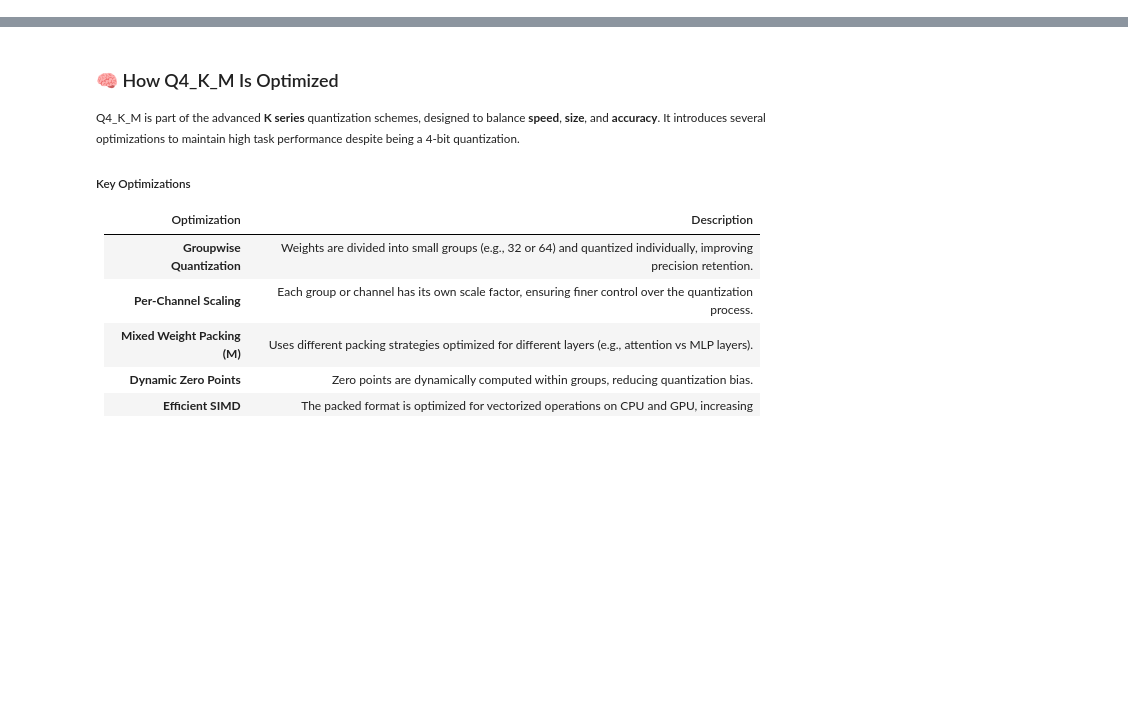
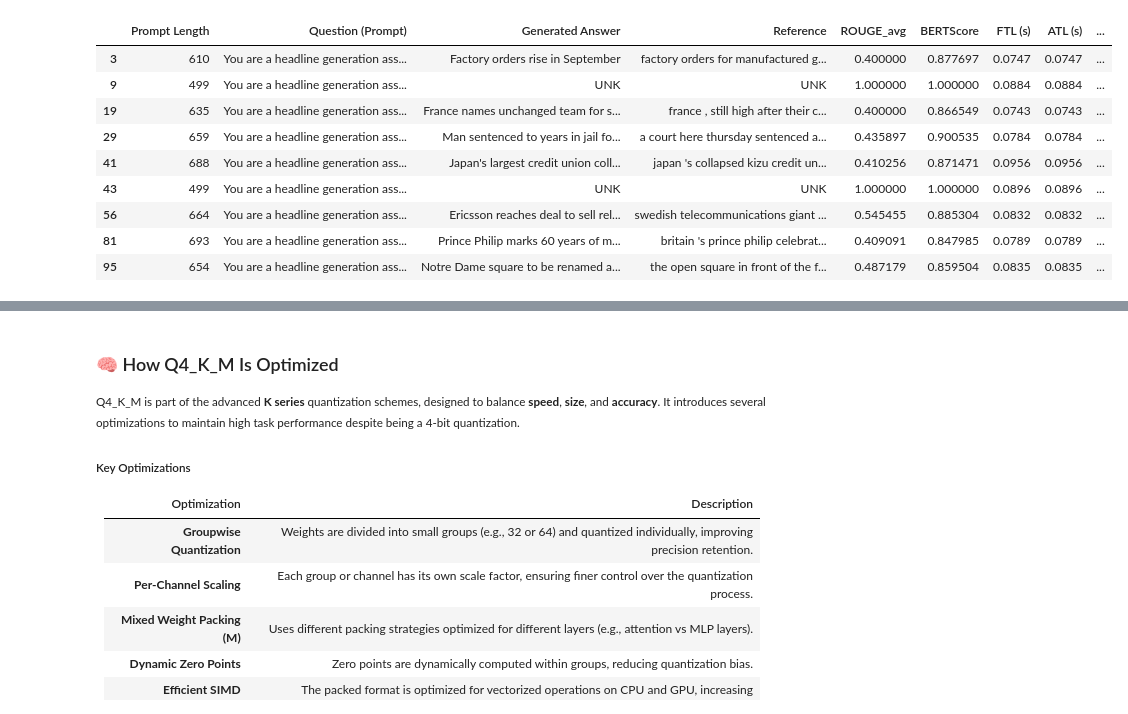
Before and after one commit to slinusc/fast_llm_inference, a Jupyter notebook: llama_cpp.ipynb, the cells around one changed output, grey strips where cells are left out. Saved outputs shown, nothing was run; the diff lists cells and outputs as text; code cells hidden in the pictures; blank space fills up the shorter version.

```diff
--- a/llama_cpp.ipynb
+++ b/llama_cpp.ipynb
@@ -365,0 +304,21 @@ Both **Q4_K_M** and **Q8_0** are quantization methods used to compress model wei
+# %%
+from benchmark.benchmark import ModelBenchmark
+import os
+
+model_name = "llama-3.1-8B-Instruct-f16"
+
+llama_model_path = f"/home/ubuntu/fast_llm_inference/llama-3.1-8B-Instruct-gguf/{model_name}.gguf"
+
+benchmark = ModelBenchmark(
+    backend="llama.cpp",
+    task="summarization",
+    llama_model_path=llama_model_path,
+    llama_gpu_layers=-1,
+    max_tokens=20,
+    model_size= os.path.getsize(llama_model_path) / 1e6, # in MB
+)
+
+results = benchmark.benchmark(prompts=[sum_prompt(i) for i in dataset["document"]],
+                              references=[i for i in dataset["summary"]])
+
+empty_GPU_cache()
@@ -365,0 +330,11 @@ Both **Q4_K_M** and **Q8_0** are quantization methods used to compress model wei
+# %%
+# Save the results to a CSV file
+import pandas as pd
+results = pd.DataFrame(results)
+
+results.to_csv(f"llama_cpp_results/{model_name}_summarization.csv", index=False)
+
+averages = results.select_dtypes(include='number').mean()
+
+print(f"Averages for {model_name}:")
+print(averages)
@@ -365,0 +368,15 @@ Both **Q4_K_M** and **Q8_0** are quantization methods used to compress model wei
+# %%
+#find best ROUGE
+
+results.loc[results['ROUGE_avg'].between(0.4, 1)]
+# %% [output]
+|  | Prompt Length | Question (Prompt) | Generated Answer | Reference | ROUGE_avg | BERTScore | FTL (s) | ATL (s) | ... |
+| 3 | 610 | You are a headline generation ass... | Factory orders rise in September | factory orders for manufactured g... | 0.400000 | 0.877697 | 0.0747 | 0.0747 | ... |
+| 9 | 499 | You are a headline generation ass... | UNK | UNK | 1.000000 | 1.000000 | 0.0884 | 0.0884 | ... |
+| 19 | 635 | You are a headline generation ass... | France names unchanged team for s... | france , still high after their c... | 0.400000 | 0.866549 | 0.0743 | 0.0743 | ... |
+| 29 | 659 | You are a headline generation ass... | Man sentenced to years in jail fo... | a court here thursday sentenced a... | 0.435897 | 0.900535 | 0.0784 | 0.0784 | ... |
+| 41 | 688 | You are a headline generation ass... | Japan's largest credit union coll... | japan 's collapsed kizu credit un... | 0.410256 | 0.871471 | 0.0956 | 0.0956 | ... |
+| 43 | 499 | You are a headline generation ass... | UNK | UNK | 1.000000 | 1.000000 | 0.0896 | 0.0896 | ... |
+| 56 | 664 | You are a headline generation ass... | Ericsson reaches deal to sell rel... | swedish telecommunications giant ... | 0.545455 | 0.885304 | 0.0832 | 0.0832 | ... |
+| 81 | 693 | You are a headline generation ass... | Prince Philip marks 60 years of m... | britain 's prince philip celebrat... | 0.409091 | 0.847985 | 0.0789 | 0.0789 | ... |
+| 95 | 654 | You are a headline generation ass... | Notre Dame square to be renamed a... | the open square in front of the f... | 0.487179 | 0.859504 | 0.0835 | 0.0835 | ... |
```
Also changed, not shown: parts of 81 cells of this notebook, 3 other files.
